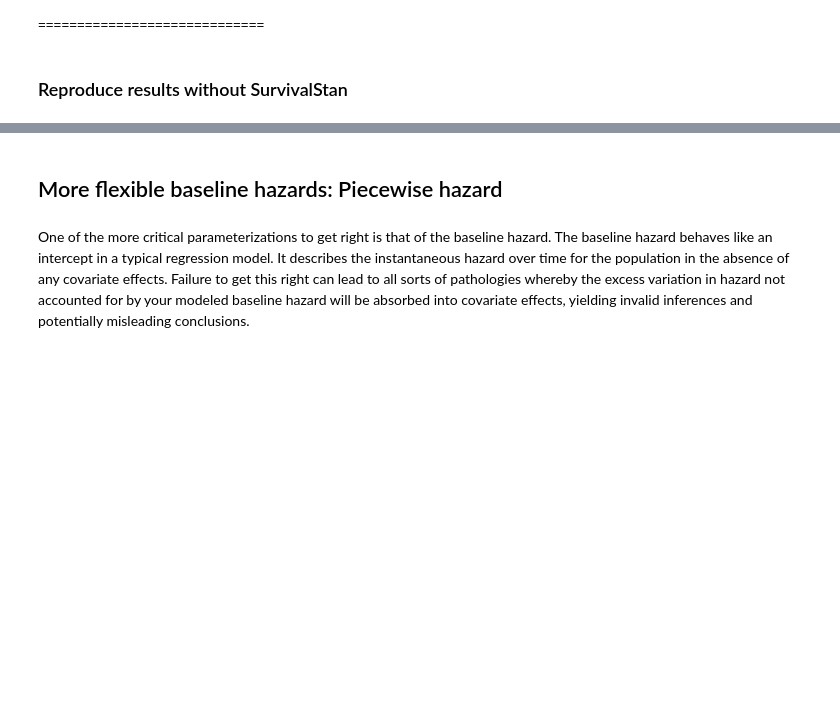
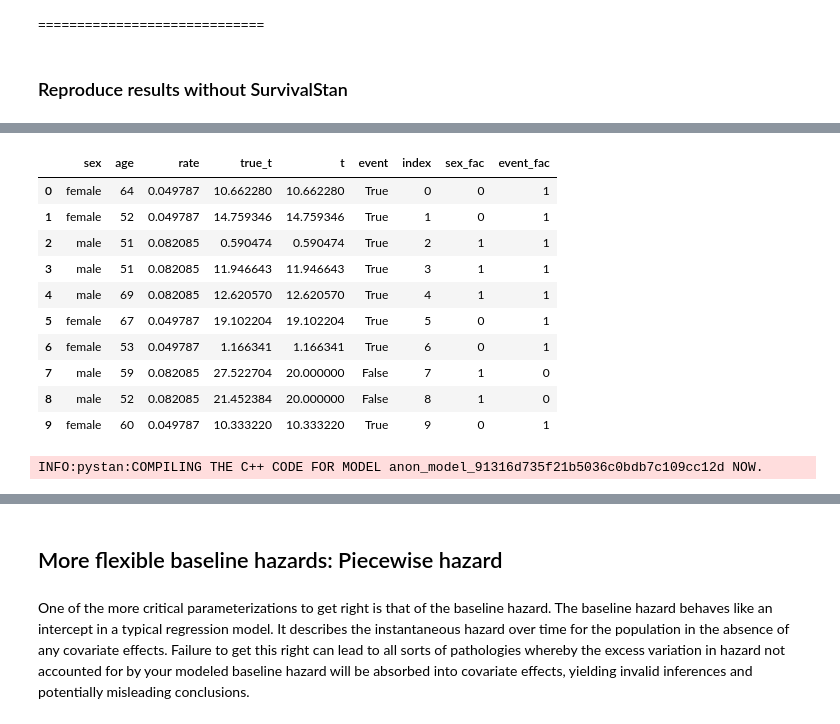
Before and after one commit to philarnold4242/test_survivalstan, a Jupyter notebook: survival_stan.ipynb, the cells around one changed output, grey strips where cells are left out. Cells and saved outputs as stored; diff of their text form; code cells hidden in the pictures; blank space fills up the shorter version.

Commit message:
Raw Stan evaluating.

```diff
--- a/survival_stan.ipynb
+++ b/survival_stan.ipynb
@@ -404,0 +449,17 @@ Reusing model.
+# %%
+df2['sex_fac'] = np.where(df2['sex']=='female', 0, 1)
+df2['event_fac'] = np.where(df2['event']==False, 0, 1)
+
+df2.head(n=10)
+# %% [output]
+|  | sex | age | rate | true_t | t | event | index | sex_fac | event_fac |
+| 0 | female | 64 | 0.049787 | 10.662280 | 10.662280 | True | 0 | 0 | 1 |
+| 1 | female | 52 | 0.049787 | 14.759346 | 14.759346 | True | 1 | 0 | 1 |
+| 2 | male | 51 | 0.082085 | 0.590474 | 0.590474 | True | 2 | 1 | 1 |
+| 3 | male | 51 | 0.082085 | 11.946643 | 11.946643 | True | 3 | 1 | 1 |
+| 4 | male | 69 | 0.082085 | 12.620570 | 12.620570 | True | 4 | 1 | 1 |
+| 5 | female | 67 | 0.049787 | 19.102204 | 19.102204 | True | 5 | 0 | 1 |
+| 6 | female | 53 | 0.049787 | 1.166341 | 1.166341 | True | 6 | 0 | 1 |
+| 7 | male | 59 | 0.082085 | 27.522704 | 20.000000 | False | 7 | 1 | 0 |
+| 8 | male | 52 | 0.082085 | 21.452384 | 20.000000 | False | 8 | 1 | 0 |
+| 9 | female | 60 | 0.049787 | 10.333220 | 10.333220 | True | 9 | 0 | 1 |
@@ -404,0 +486,5 @@ Reusing model.
+# %%
+# Stan only
+model = stan_utility.compile_model('exp.stan')
+# %% [output]
+INFO:pystan:COMPILING THE C++ CODE FOR MODEL anon_model_91316d735f21b5036c0bdb7c109cc12d NOW.
```
Also changed, not shown: parts of 7 cells of this notebook.
